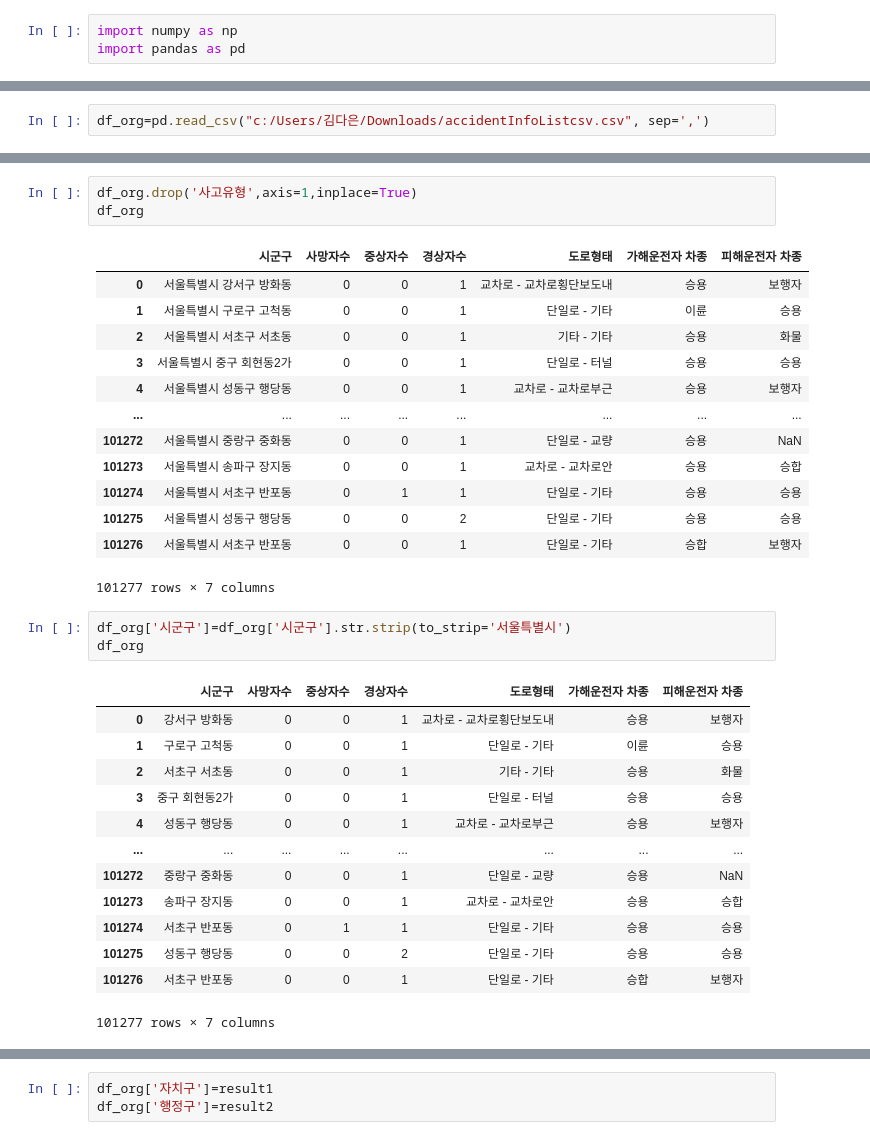
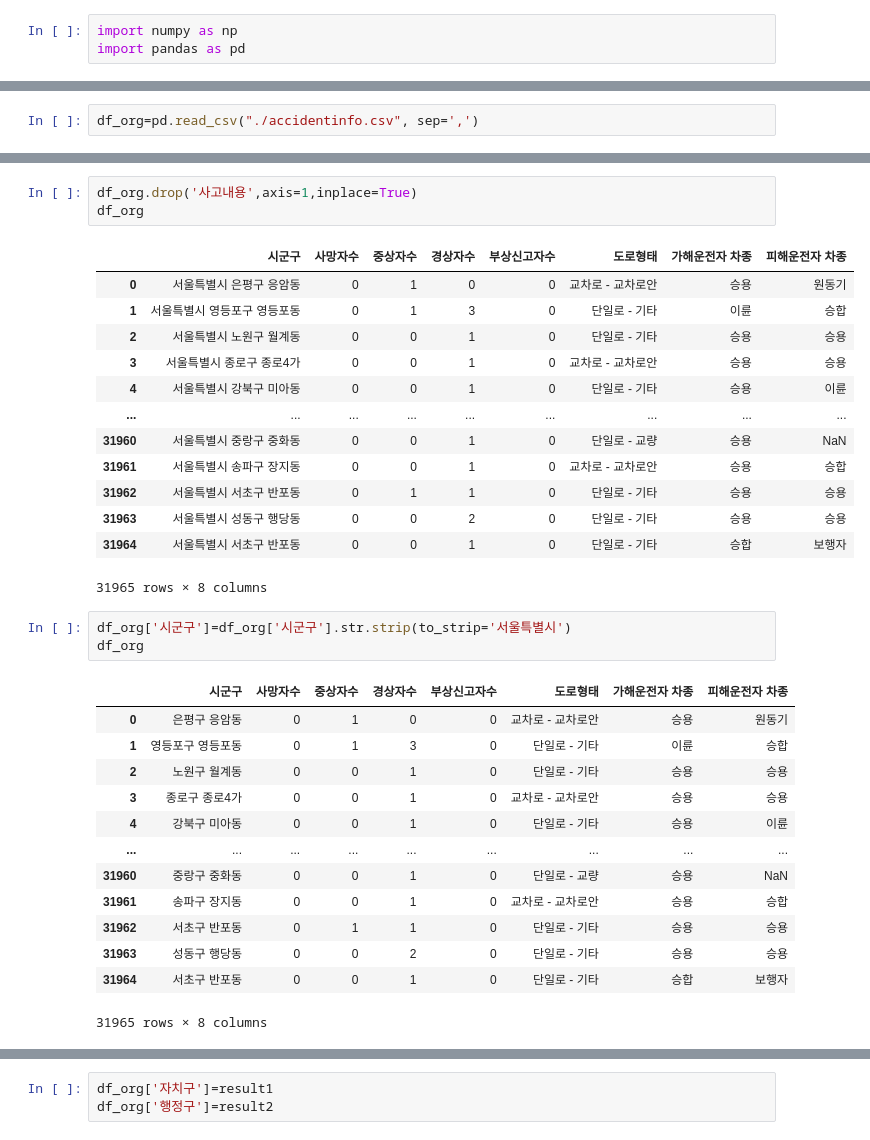
Before and after one commit to Dadaeunkim/accident_ana, a Jupyter notebook: 이륜차교통사고.ipynb, the cells around one changed output, grey strips where cells are left out. Drawn from its saved outputs; the diff is of its cells as text.

```diff
--- a/이륜차교통사고.ipynb
+++ b/이륜차교통사고.ipynb
@@ -4,5 +9,5 @@ import pandas as pd
 # %%
-df_org=pd.read_csv("c:/Users/김다은/Downloads/accidentInfoListcsv.csv", sep=',')
+df_org=pd.read_csv("./accidentinfo.csv", sep=',')
 # %%
 df_org
 # %% [output]
@@ -22,37 +27,37 @@ df_org
 # %%
-df_org.drop('사고유형',axis=1,inplace=True)
+df_org.drop('사고내용',axis=1,inplace=True)
 df_org
 # %% [output]
-|  | 시군구 | 사망자수 | 중상자수 | 경상자수 | 도로형태 | 가해운전자 차종 | 피해운전자 차종 |
-| 0 | 서울특별시 강서구 방화동 | 0 | 0 | 1 | 교차로 - 교차로횡단보도내 | 승용 | 보행자 |
-| 1 | 서울특별시 구로구 고척동 | 0 | 0 | 1 | 단일로 - 기타 | 이륜 | 승용 |
-| 2 | 서울특별시 서초구 서초동 | 0 | 0 | 1 | 기타 - 기타 | 승용 | 화물 |
-| 3 | 서울특별시 중구 회현동2가 | 0 | 0 | 1 | 단일로 - 터널 | 승용 | 승용 |
-| 4 | 서울특별시 성동구 행당동 | 0 | 0 | 1 | 교차로 - 교차로부근 | 승용 | 보행자 |
-| ... | ... | ... | ... | ... | ... | ... | ... |
-| 101272 | 서울특별시 중랑구 중화동 | 0 | 0 | 1 | 단일로 - 교량 | 승용 | NaN |
-| 101273 | 서울특별시 송파구 장지동 | 0 | 0 | 1 | 교차로 - 교차로안 | 승용 | 승합 |
-| 101274 | 서울특별시 서초구 반포동 | 0 | 1 | 1 | 단일로 - 기타 | 승용 | 승용 |
-| 101275 | 서울특별시 성동구 행당동 | 0 | 0 | 2 | 단일로 - 기타 | 승용 | 승용 |
-| 101276 | 서울특별시 서초구 반포동 | 0 | 0 | 1 | 단일로 - 기타 | 승합 | 보행자 |
+|  | 시군구 | 사망자수 | 중상자수 | 경상자수 | 부상신고자수 | 도로형태 | 가해운전자 차종 | 피해운전자 차종 |
+| 0 | 서울특별시 은평구 응암동 | 0 | 1 | 0 | 0 | 교차로 - 교차로안 | 승용 | 원동기 |
+| 1 | 서울특별시 영등포구 영등포동 | 0 | 1 | 3 | 0 | 단일로 - 기타 | 이륜 | 승합 |
+| 2 | 서울특별시 노원구 월계동 | 0 | 0 | 1 | 0 | 단일로 - 기타 | 승용 | 승용 |
+| 3 | 서울특별시 종로구 종로4가 | 0 | 0 | 1 | 0 | 교차로 - 교차로안 | 승용 | 승용 |
+| 4 | 서울특별시 강북구 미아동 | 0 | 0 | 1 | 0 | 단일로 - 기타 | 승용 | 이륜 |
+| ... | ... | ... | ... | ... | ... | ... | ... | ... |
+| 31960 | 서울특별시 중랑구 중화동 | 0 | 0 | 1 | 0 | 단일로 - 교량 | 승용 | NaN |
+| 31961 | 서울특별시 송파구 장지동 | 0 | 0 | 1 | 0 | 교차로 - 교차로안 | 승용 | 승합 |
+| 31962 | 서울특별시 서초구 반포동 | 0 | 1 | 1 | 0 | 단일로 - 기타 | 승용 | 승용 |
+| 31963 | 서울특별시 성동구 행당동 | 0 | 0 | 2 | 0 | 단일로 - 기타 | 승용 | 승용 |
+| 31964 | 서울특별시 서초구 반포동 | 0 | 0 | 1 | 0 | 단일로 - 기타 | 승합 | 보행자 |
-101277 rows × 7 columns
+31965 rows × 8 columns
 # %%
 df_org['시군구']=df_org['시군구'].str.strip(to_strip='서울특별시')
 df_org
 # %% [output]
-|  | 시군구 | 사망자수 | 중상자수 | 경상자수 | 도로형태 | 가해운전자 차종 | 피해운전자 차종 |
-| 0 | 강서구 방화동 | 0 | 0 | 1 | 교차로 - 교차로횡단보도내 | 승용 | 보행자 |
-| 1 | 구로구 고척동 | 0 | 0 | 1 | 단일로 - 기타 | 이륜 | 승용 |
-| 2 | 서초구 서초동 | 0 | 0 | 1 | 기타 - 기타 | 승용 | 화물 |
-| 3 | 중구 회현동2가 | 0 | 0 | 1 | 단일로 - 터널 | 승용 | 승용 |
-| 4 | 성동구 행당동 | 0 | 0 | 1 | 교차로 - 교차로부근 | 승용 | 보행자 |
-| ... | ... | ... | ... | ... | ... | ... | ... |
-| 101272 | 중랑구 중화동 | 0 | 0 | 1 | 단일로 - 교량 | 승용 | NaN |
-| 101273 | 송파구 장지동 | 0 | 0 | 1 | 교차로 - 교차로안 | 승용 | 승합 |
-| 101274 | 서초구 반포동 | 0 | 1 | 1 | 단일로 - 기타 | 승용 | 승용 |
-| 101275 | 성동구 행당동 | 0 | 0 | 2 | 단일로 - 기타 | 승용 | 승용 |
-| 101276 | 서초구 반포동 | 0 | 0 | 1 | 단일로 - 기타 | 승합 | 보행자 |
+|  | 시군구 | 사망자수 | 중상자수 | 경상자수 | 부상신고자수 | 도로형태 | 가해운전자 차종 | 피해운전자 차종 |
+| 0 | 은평구 응암동 | 0 | 1 | 0 | 0 | 교차로 - 교차로안 | 승용 | 원동기 |
+| 1 | 영등포구 영등포동 | 0 | 1 | 3 | 0 | 단일로 - 기타 | 이륜 | 승합 |
+| 2 | 노원구 월계동 | 0 | 0 | 1 | 0 | 단일로 - 기타 | 승용 | 승용 |
+| 3 | 종로구 종로4가 | 0 | 0 | 1 | 0 | 교차로 - 교차로안 | 승용 | 승용 |
+| 4 | 강북구 미아동 | 0 | 0 | 1 | 0 | 단일로 - 기타 | 승용 | 이륜 |
+| ... | ... | ... | ... | ... | ... | ... | ... | ... |
+| 31960 | 중랑구 중화동 | 0 | 0 | 1 | 0 | 단일로 - 교량 | 승용 | NaN |
+| 31961 | 송파구 장지동 | 0 | 0 | 1 | 0 | 교차로 - 교차로안 | 승용 | 승합 |
+| 31962 | 서초구 반포동 | 0 | 1 | 1 | 0 | 단일로 - 기타 | 승용 | 승용 |
+| 31963 | 성동구 행당동 | 0 | 0 | 2 | 0 | 단일로 - 기타 | 승용 | 승용 |
+| 31964 | 서초구 반포동 | 0 | 0 | 1 | 0 | 단일로 - 기타 | 승합 | 보행자 |
-101277 rows × 7 columns
+31965 rows × 8 columns
 # %%
 c1=df_org['시군구'].str.split().tolist()
 result1=[]
```
Also changed, not shown: parts of 26 cells of this notebook, 4 other files.
